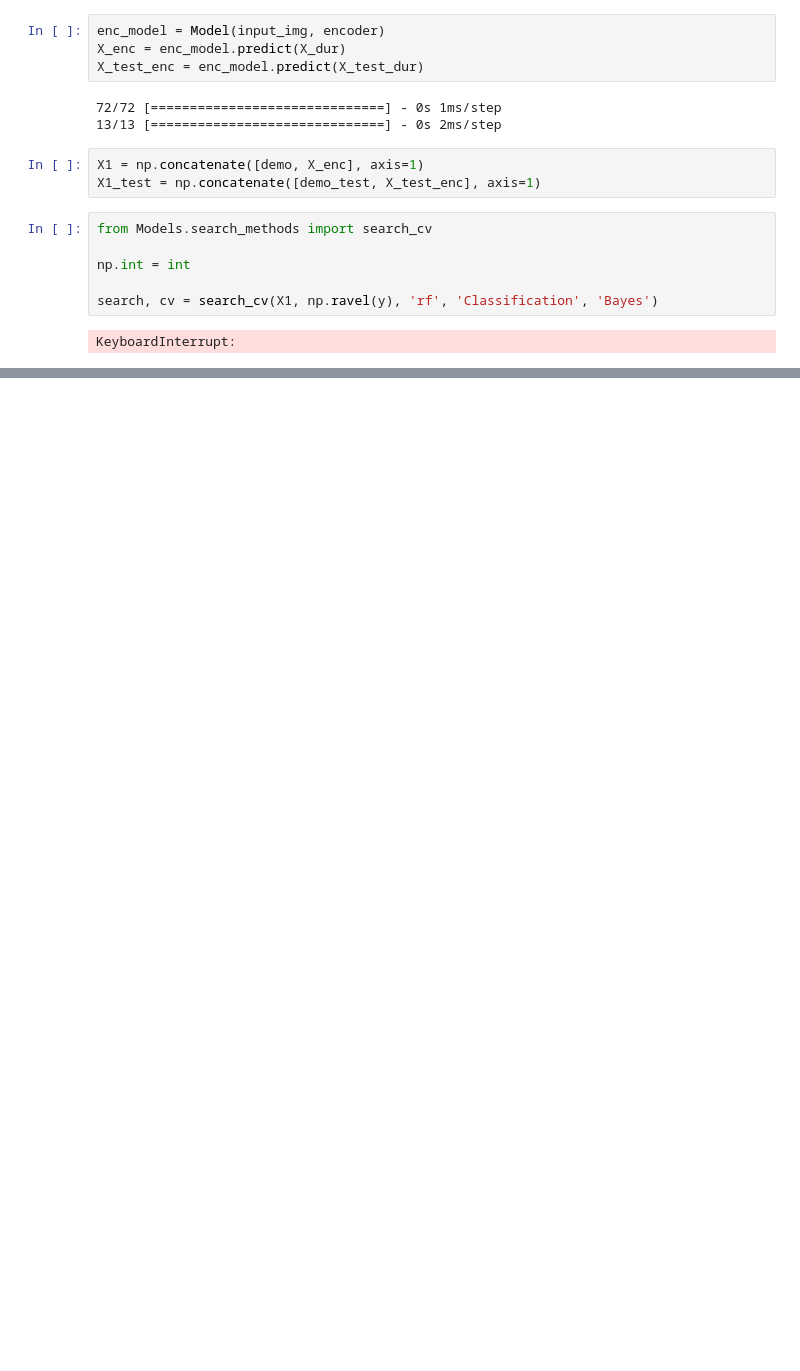
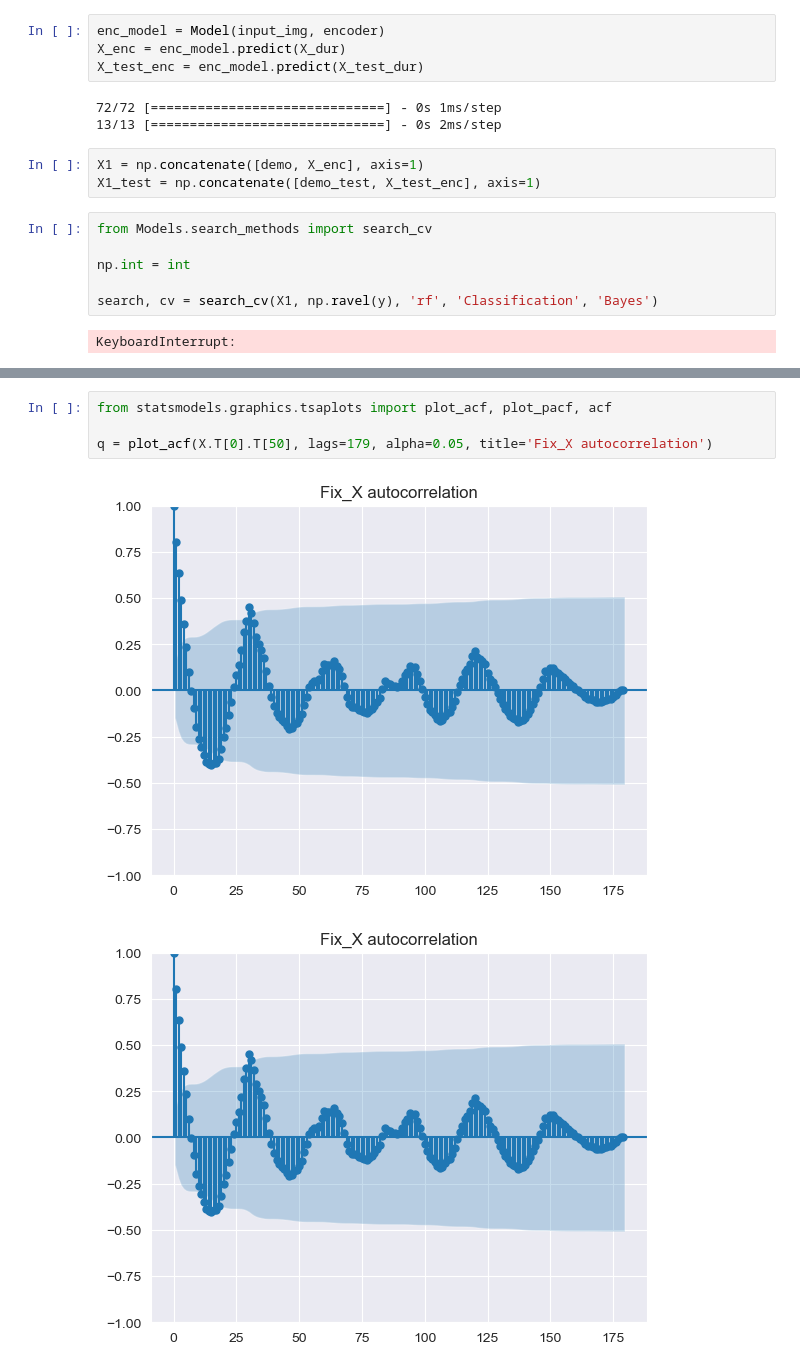
Before and after one commit to mvkairov/meco, a Jupyter notebook: Notebooks/a04_autoencoder.ipynb, the cells around one changed output, grey strips where cells are left out. Drawn from its saved outputs; the diff is of its cells as text; blank space fills up the shorter version.

```diff
--- a/Notebooks/a04_autoencoder.ipynb
+++ b/Notebooks/a04_autoencoder.ipynb
@@ -138,0 +187,7 @@ KeyboardInterrupt:
+# %%
+from statsmodels.graphics.tsaplots import plot_acf, plot_pacf, acf
+
+q = plot_acf(X.T[0].T[50], lags=179, alpha=0.05, title='Fix_X autocorrelation')
+# %% [output]
+[figure, added]
+[figure, added]
```
Also changed, not shown: parts of 16 cells of this notebook, 6 other files.
